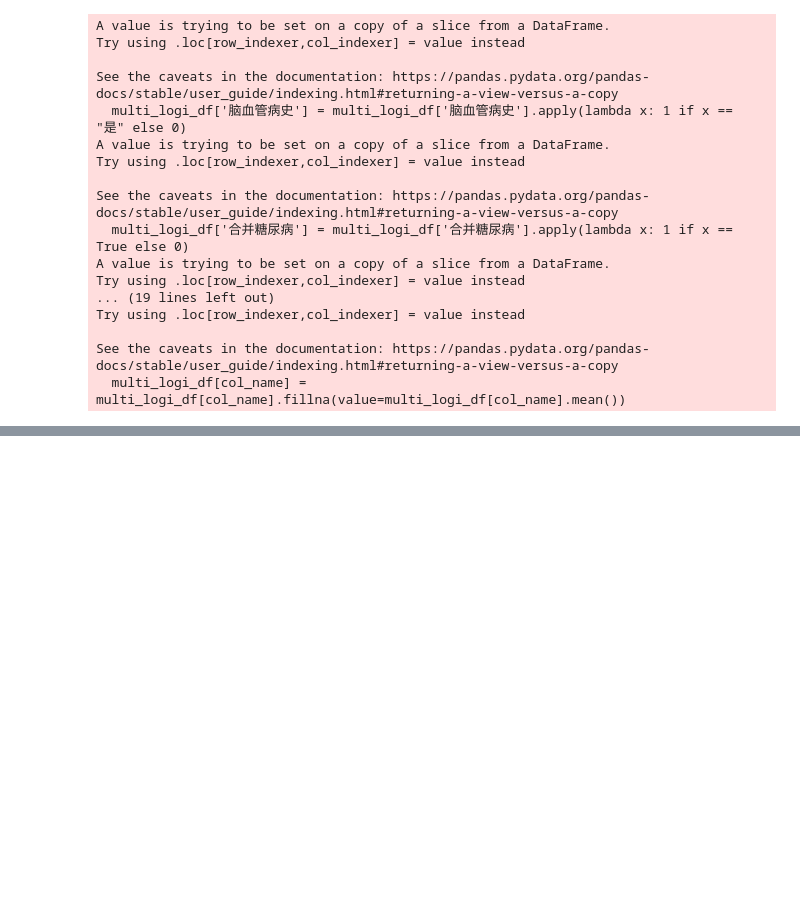
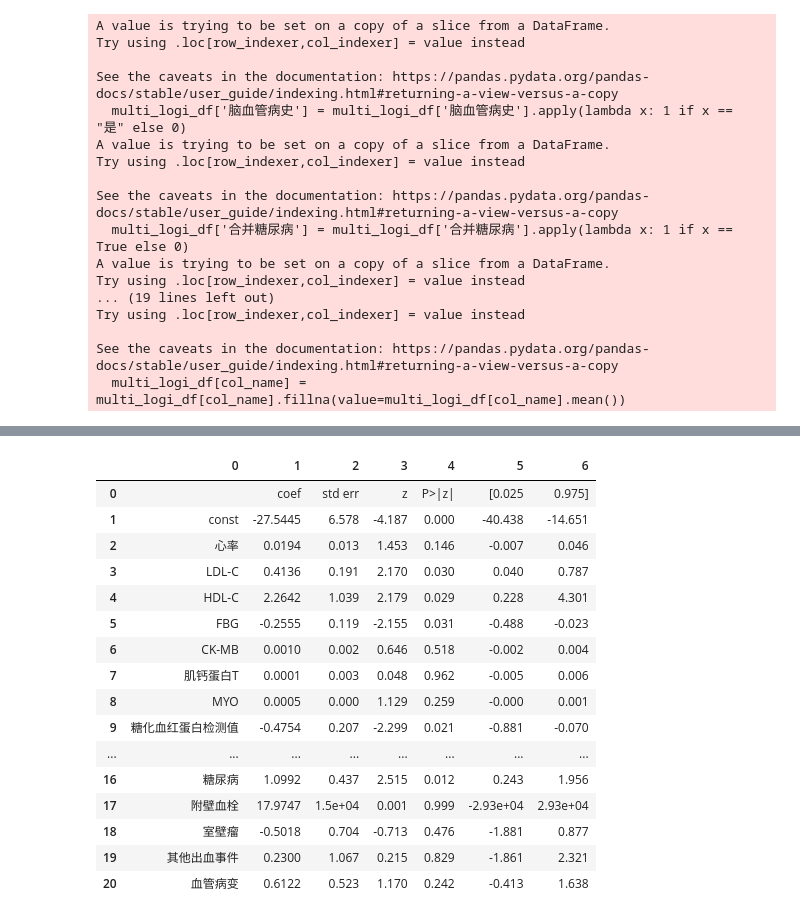
Before and after one commit to BaiTianGang/bean_analysis, a Jupyter notebook: 多因素逻辑回归.ipynb, the cells around one changed output, grey strips where cells are left out. Drawn from its saved outputs; the diff is of its cells as text; code cells hidden in the pictures; blank space fills up the shorter version.

```diff
--- a/多因素逻辑回归.ipynb
+++ b/多因素逻辑回归.ipynb
@@ -58,3 +71,6 @@ data.to_excel('./data/data_gt_60.xlsx',index=None)
+# %%
+# data.to_excel('./data/data_gt_60.xlsx',index=None)
+data = pd.read_excel('./data/data_gt_60_new0901.xlsx')
 # %%
 dingliang_set = {"舒张压", "收缩压", "LDL-C检测值", "HDL-C检测值", "空腹血糖检测值", "最高值肌酐检测值",
                   "首次血红蛋白检测值", "CK-MB最高值检测值","肌钙蛋白T最高值检测值","肌红蛋白最高值检测值",
@@ -205,0 +251,20 @@ results.to_excel('./data/0827/多因素分析结果.xlsx',index=None)
+# %%
+pd.DataFrame(est2.summary().tables[1])
+# %% [output]
+|  | 0 | 1 | 2 | 3 | 4 | 5 | 6 |
+| 0 |  | coef | std err | z | P>|z| | [0.025 | 0.975] |
+| 1 | const | -27.5445 | 6.578 | -4.187 | 0.000 | -40.438 | -14.651 |
+| 2 | 心率 | 0.0194 | 0.013 | 1.453 | 0.146 | -0.007 | 0.046 |
+| 3 | LDL-C | 0.4136 | 0.191 | 2.170 | 0.030 | 0.040 | 0.787 |
+| 4 | HDL-C | 2.2642 | 1.039 | 2.179 | 0.029 | 0.228 | 4.301 |
+| 5 | FBG | -0.2555 | 0.119 | -2.155 | 0.031 | -0.488 | -0.023 |
+| 6 | CK-MB | 0.0010 | 0.002 | 0.646 | 0.518 | -0.002 | 0.004 |
+| 7 | 肌钙蛋白T | 0.0001 | 0.003 | 0.048 | 0.962 | -0.005 | 0.006 |
+| 8 | MYO | 0.0005 | 0.000 | 1.129 | 0.259 | -0.000 | 0.001 |
+| 9 | 糖化血红蛋白检测值 | -0.4754 | 0.207 | -2.299 | 0.021 | -0.881 | -0.070 |
+| ... | ... | ... | ... | ... | ... | ... | ... |
+| 16 | 糖尿病 | 1.0992 | 0.437 | 2.515 | 0.012 | 0.243 | 1.956 |
+| 17 | 附壁血栓 | 17.9747 | 1.5e+04 | 0.001 | 0.999 | -2.93e+04 | 2.93e+04 |
+| 18 | 室壁瘤 | -0.5018 | 0.704 | -0.713 | 0.476 | -1.881 | 0.877 |
+| 19 | 其他出血事件 | 0.2300 | 1.067 | 0.215 | 0.829 | -1.861 | 2.321 |
+| 20 | 血管病变 | 0.6122 | 0.523 | 1.170 | 0.242 | -0.413 | 1.638 |
```
Also changed, not shown: parts of 8 cells of this notebook, 33 other files.
